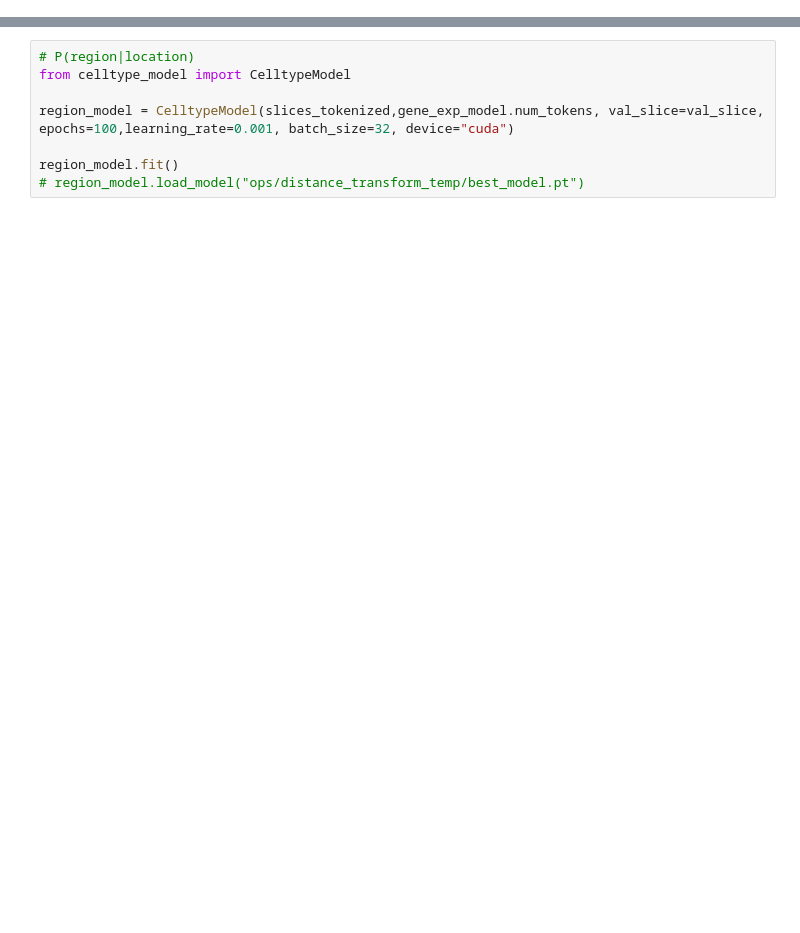
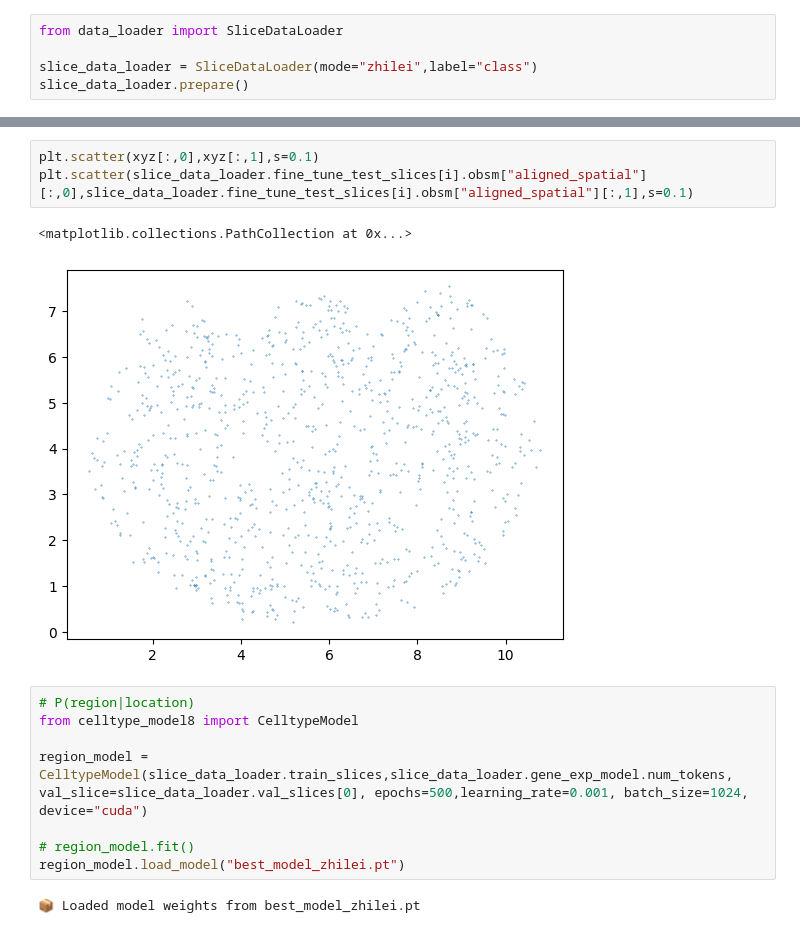
Before and after one commit to gkrieg/mimyr, a Jupyter notebook: main.ipynb, the cells around one changed output, grey strips where cells are left out. Cells and saved outputs as stored; diff of their text form; blank space fills up the shorter version.

```diff
--- a/main.ipynb
+++ b/main.ipynb
@@ -48,0 +1,5 @@ slices_tokenized=slices_tokenized[:-5]+slices_tokenized[-4:-2]+slices_tokenized[
+# %%
+from data_loader import SliceDataLoader
+
+slice_data_loader = SliceDataLoader(mode="zhilei",label="class")
+slice_data_loader.prepare()
@@ -49,8 +72,16 @@ slices_tokenized=slices_tokenized[:-5]+slices_tokenized[-4:-2]+slices_tokenized[
+# %%
+plt.scatter(xyz[:,0],xyz[:,1],s=0.1)
+plt.scatter(slice_data_loader.fine_tune_test_slices[i].obsm["aligned_spatial"][:,0],slice_data_loader.fine_tune_test_slices[i].obsm["aligned_spatial"][:,1],s=0.1)
+# %% [output]
+<matplotlib.collections.PathCollection at 0x...>
+[figure, added]
 # %%
 # P(region|location)
-from celltype_model import CelltypeModel
+from celltype_model8 import CelltypeModel
 
-region_model = CelltypeModel(slices_tokenized,gene_exp_model.num_tokens, val_slice=val_slice, epochs=100,learning_rate=0.001, batch_size=32, device="cuda")
+region_model = CelltypeModel(slice_data_loader.train_slices,slice_data_loader.gene_exp_model.num_tokens, val_slice=slice_data_loader.val_slices[0], epochs=500,learning_rate=0.001, batch_size=1024, device="cuda")
 
-region_model.fit()
-# region_model.load_model("ops/distance_transform_temp/best_model.pt")
+# region_model.fit()
+region_model.load_model("best_model_zhilei.pt")
+# %% [output]
+📦 Loaded model weights from best_model_zhilei.pt
```
Also changed, not shown: parts of 22 cells of this notebook, 12 other files.
